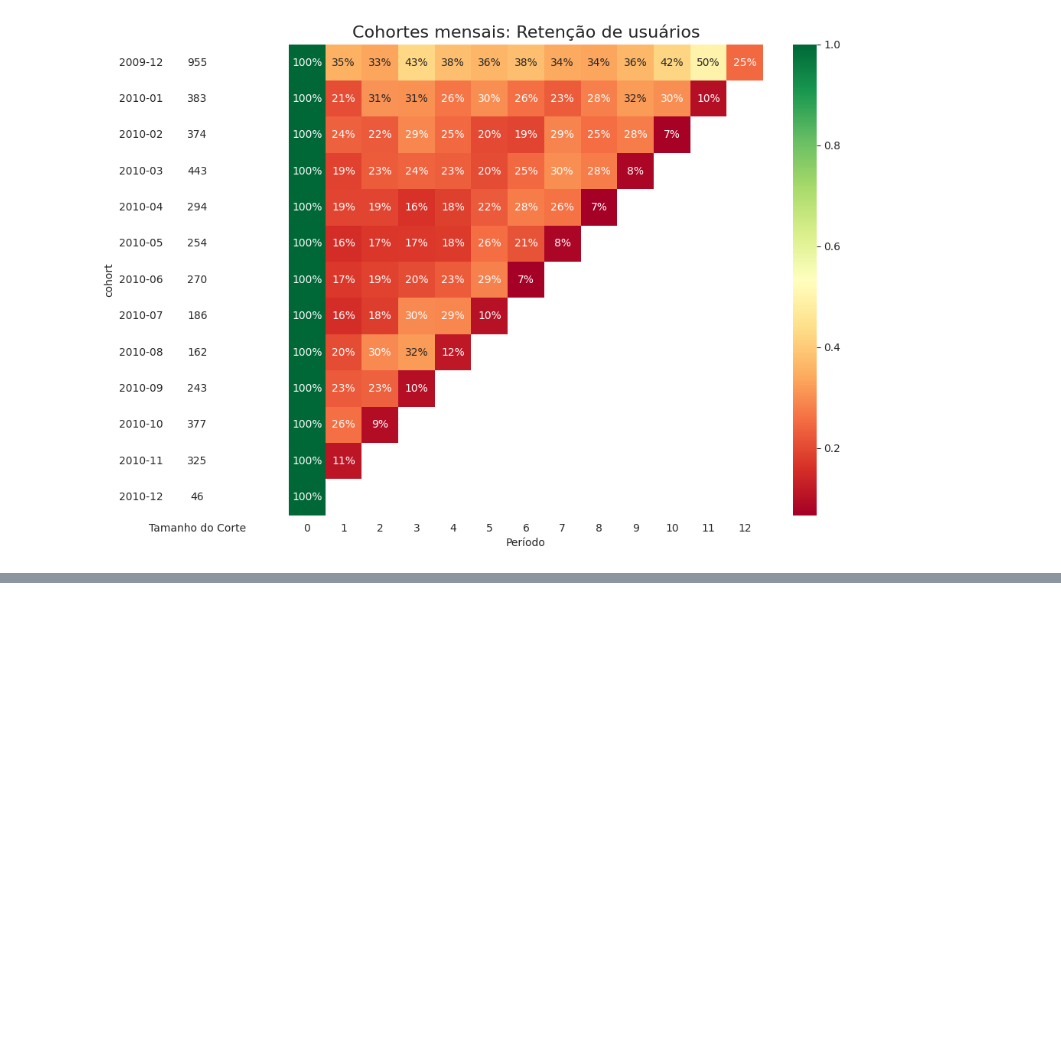
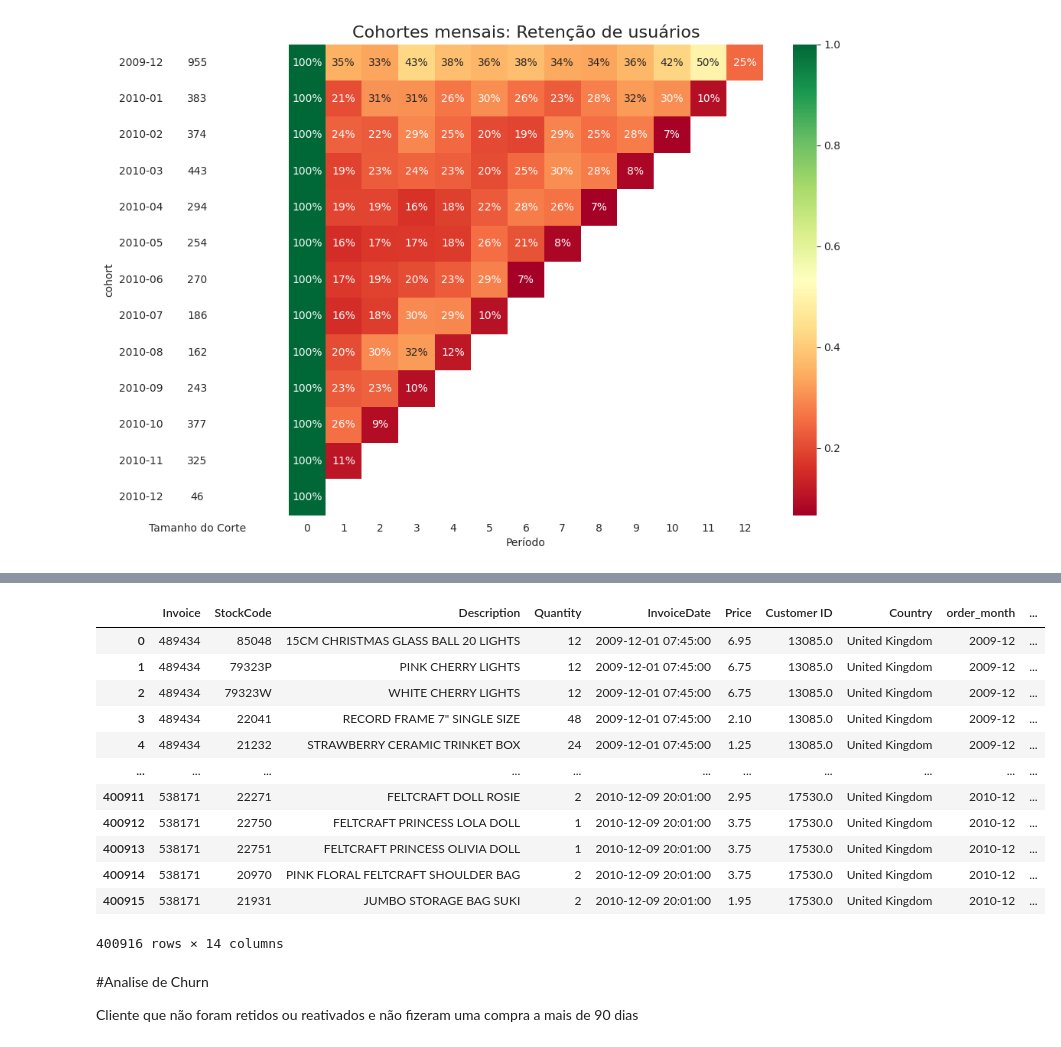
Before and after one commit to edsondamasceno/Data-Analysis, a Jupyter notebook: Cohort_Analysis.ipynb, the cells around one changed output, grey strips where cells are left out. Drawn from its saved outputs; the diff is of its cells as text; code cells hidden in the pictures; blank space fills up the shorter version.

```diff
--- a/Cohort_Analysis.ipynb
+++ b/Cohort_Analysis.ipynb
@@ -125,0 +233,35 @@ with sns.axes_style("white"):
+# %%
+#cliente que fizeram uma nova compra depois do periodo de 30 dias apos a primeira compra
+df_new['Reactivated aux'] = (df_new['InvoiceDate'] >= df_new['First purchase date'] + pd.Timedelta(days=31)) & (df_new['Retido_30'] != True)
+
+#Agrupar por ID para obter a informação de reativação apenas uma vez por usuario
+df_reactivated = df_new.groupby('Customer ID').agg({'Reactivated aux': 'max'}).reset_index()
+
+#Juntando a classificação de reativação a tabela original
+df_new = df_new.merge(df_reactivated[['Customer ID', 'Reactivated aux']], on='Customer ID', how='left', suffixes=('', '_'))
+# %%
+#Removendo a coluna temporaria do datafrme original
+df_new.drop(columns=['Reactivated aux'], inplace=True)
+
+#Renomeando
+df_new.rename(columns={'Reactivated aux_': 'Reactivated'}, inplace=True)
+# %%
+df_new
+# %% [output]
+|  | Invoice | StockCode | Description | Quantity | InvoiceDate | Price | Customer ID | Country | order_month | ... |
+| 0 | 489434 | 85048 | 15CM CHRISTMAS GLASS BALL 20 LIGHTS | 12 | 2009-12-01 07:45:00 | 6.95 | 13085.0 | United Kingdom | 2009-12 | ... |
+| 1 | 489434 | 79323P | PINK CHERRY LIGHTS | 12 | 2009-12-01 07:45:00 | 6.75 | 13085.0 | United Kingdom | 2009-12 | ... |
+| 2 | 489434 | 79323W | WHITE CHERRY LIGHTS | 12 | 2009-12-01 07:45:00 | 6.75 | 13085.0 | United Kingdom | 2009-12 | ... |
+| 3 | 489434 | 22041 | RECORD FRAME 7" SINGLE SIZE | 48 | 2009-12-01 07:45:00 | 2.10 | 13085.0 | United Kingdom | 2009-12 | ... |
+| 4 | 489434 | 21232 | STRAWBERRY CERAMIC TRINKET BOX | 24 | 2009-12-01 07:45:00 | 1.25 | 13085.0 | United Kingdom | 2009-12 | ... |
+| ... | ... | ... | ... | ... | ... | ... | ... | ... | ... | ... |
+| 400911 | 538171 | 22271 | FELTCRAFT DOLL ROSIE | 2 | 2010-12-09 20:01:00 | 2.95 | 17530.0 | United Kingdom | 2010-12 | ... |
+| 400912 | 538171 | 22750 | FELTCRAFT PRINCESS LOLA DOLL | 1 | 2010-12-09 20:01:00 | 3.75 | 17530.0 | United Kingdom | 2010-12 | ... |
+| 400913 | 538171 | 22751 | FELTCRAFT PRINCESS OLIVIA DOLL | 1 | 2010-12-09 20:01:00 | 3.75 | 17530.0 | United Kingdom | 2010-12 | ... |
+| 400914 | 538171 | 20970 | PINK FLORAL FELTCRAFT SHOULDER BAG | 2 | 2010-12-09 20:01:00 | 3.75 | 17530.0 | United Kingdom | 2010-12 | ... |
+| 400915 | 538171 | 21931 | JUMBO STORAGE BAG SUKI | 2 | 2010-12-09 20:01:00 | 1.95 | 17530.0 | United Kingdom | 2010-12 | ... |
+400916 rows × 14 columns
+# %% [markdown]
+#Analise de Churn
+
+Cliente que não foram retidos ou reativados e não fizeram uma compra a mais de 90 dias
```
Also changed, not shown: parts of 34 cells of this notebook.
